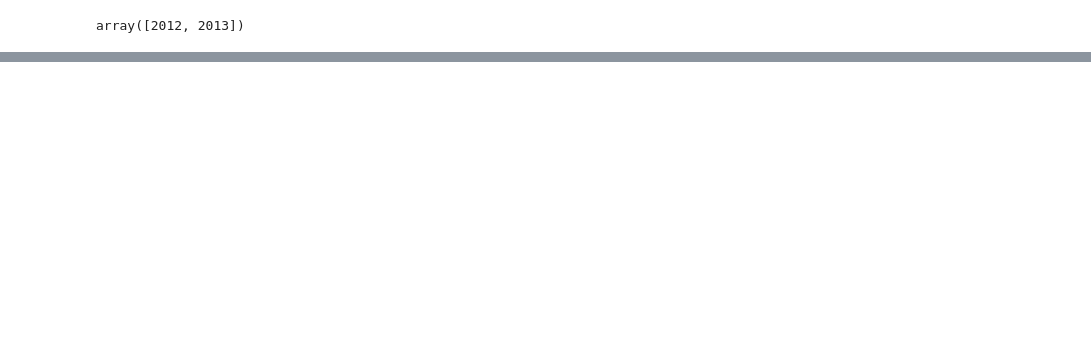
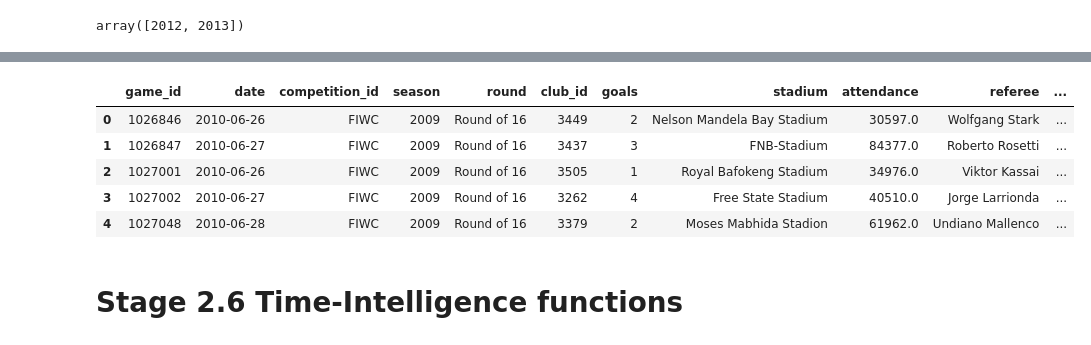
Before and after one commit to Muni07-lab/Practice, a Jupyter notebook: Intermediate_Python.ipynb, the cells around one changed output, grey strips where cells are left out. Saved outputs shown, nothing was run; the diff lists cells and outputs as text; code cells hidden in the pictures; blank space fills up the shorter version.

```diff
--- a/Intermediate_Python.ipynb
+++ b/Intermediate_Python.ipynb
@@ -179,0 +239,5 @@ array([2012, 2013])
+# %%
+# Converting to date data type
+
+all_games['date'] = pd.to_datetime(all_games['date'])
+all_games.info()
@@ -179,0 +262,16 @@ array([2012, 2013])
+# %%
+# get year, month, dayofweek, day name
+all_games['Year'] = all_games['date'].dt.year
+all_games['Month'] = all_games['date'].dt.month
+all_games['Week_num'] = all_games['date'].dt.dayofweek
+all_games['Day'] = all_games['date'].dt.day_name()
+all_games.head()
+# %% [output]
+|  | game_id | date | competition_id | season | round | club_id | goals | stadium | attendance | referee | ... |
+| 0 | 1026846 | 2010-06-26 | FIWC | 2009 | Round of 16 | 3449 | 2 | Nelson Mandela Bay Stadium | 30597.0 | Wolfgang Stark | ... |
+| 1 | 1026847 | 2010-06-27 | FIWC | 2009 | Round of 16 | 3437 | 3 | FNB-Stadium | 84377.0 | Roberto Rosetti | ... |
+| 2 | 1027001 | 2010-06-26 | FIWC | 2009 | Round of 16 | 3505 | 1 | Royal Bafokeng Stadium | 34976.0 | Viktor Kassai | ... |
+| 3 | 1027002 | 2010-06-27 | FIWC | 2009 | Round of 16 | 3262 | 4 | Free State Stadium | 40510.0 | Jorge Larrionda | ... |
+| 4 | 1027048 | 2010-06-28 | FIWC | 2009 | Round of 16 | 3379 | 2 | Moses Mabhida Stadion | 61962.0 | Undiano Mallenco | ... |
+# %% [markdown]
+# Stage 2.6 Time-Intelligence functions
```
Also changed, not shown: parts of 45 cells of this notebook.
